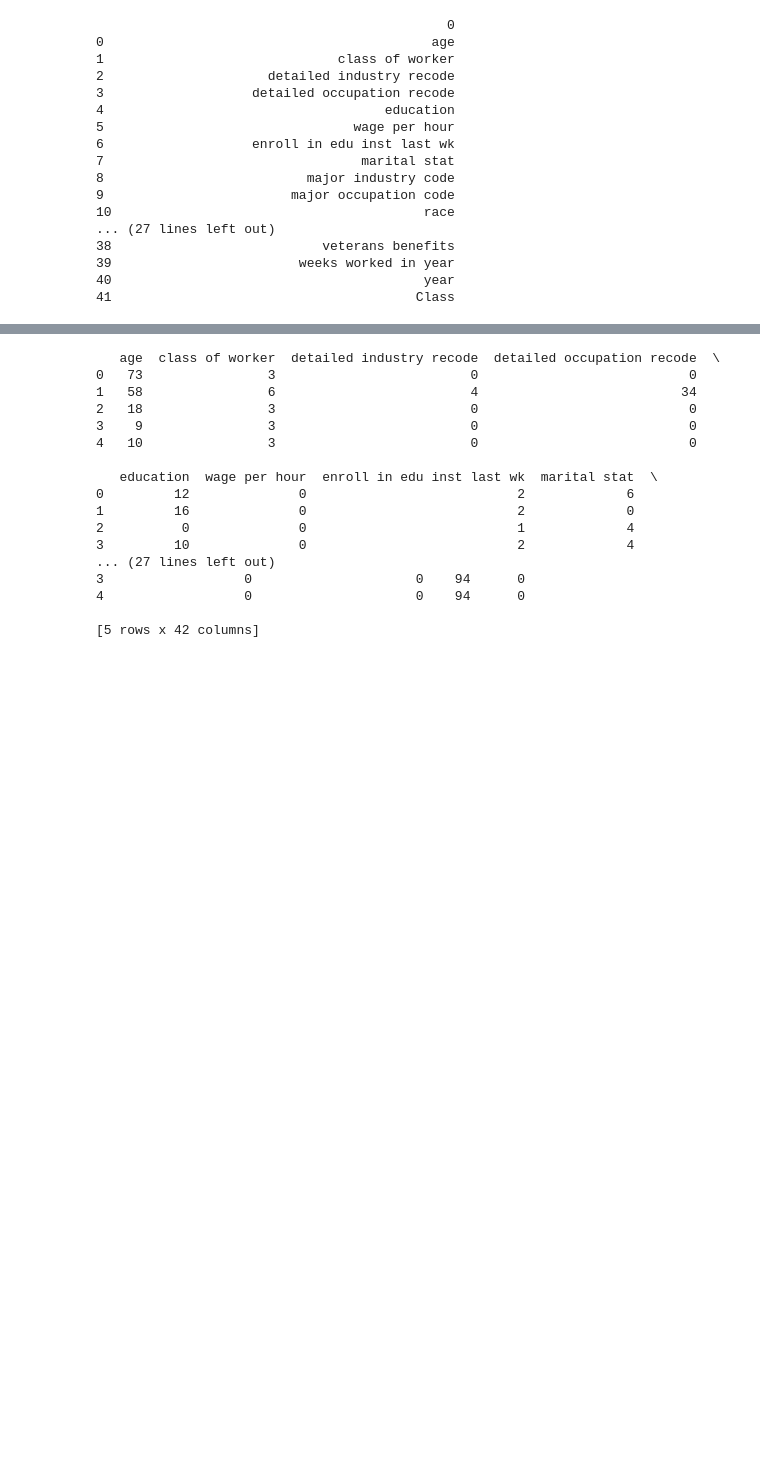
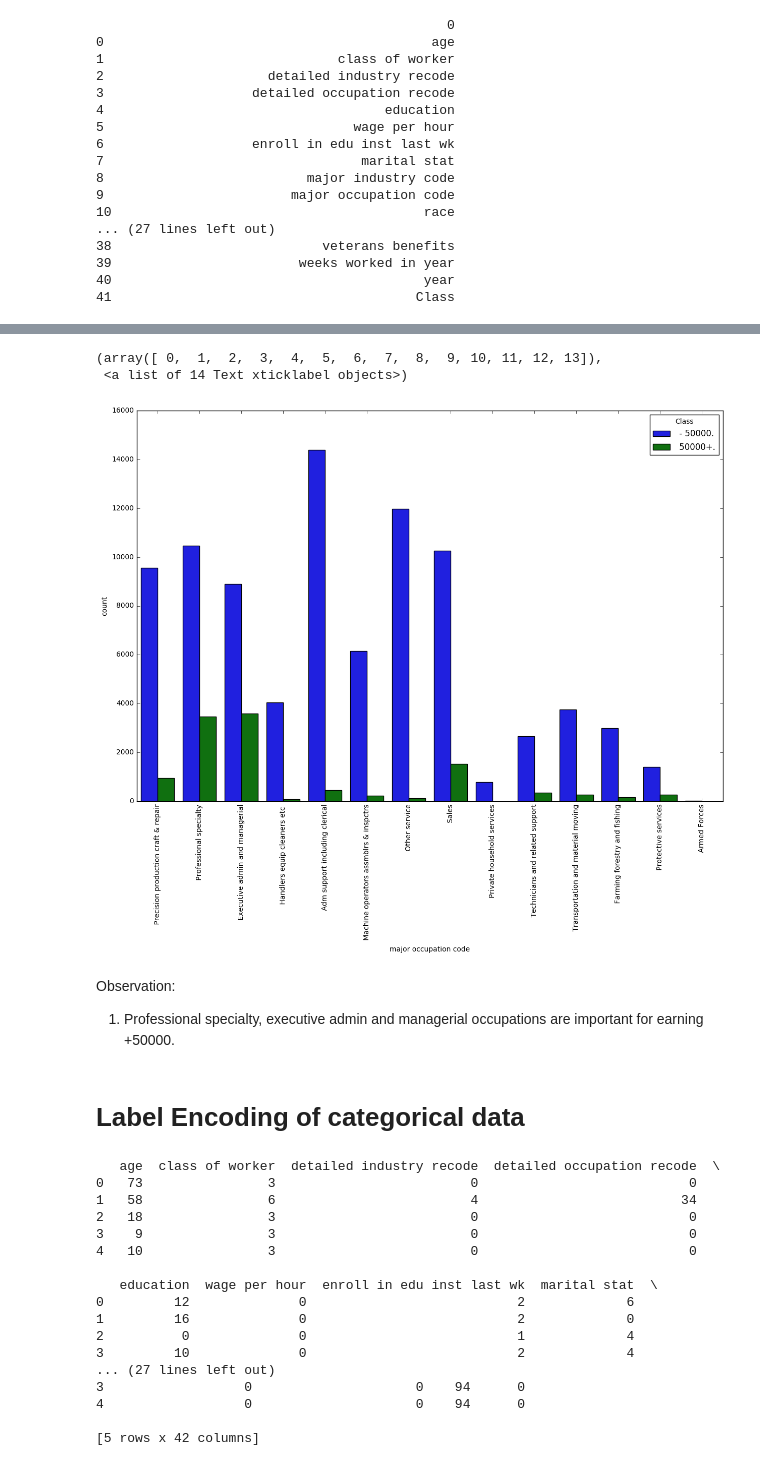
Before and after one commit to pranshu28/usa_census, a Jupyter notebook: Notebook.ipynb, the cells around one changed output, grey strips where cells are left out. Cells and saved outputs as stored; diff of their text form; code cells hidden in the pictures; blank space fills up the shorter version.

```diff
--- a/Notebook.ipynb
+++ b/Notebook.ipynb
@@ -177,3 +140,18 @@ def restore():
+# %%
+x=9
+fig,ax = plt.subplots(figsize=(15,10))
+sns.countplot(x=header[x], hue="Class", data=df[df.iloc[:,x] != " Not in universe"])
+plt.xticks(rotation="vertical")
+# %% [output]
+(array([ 0,  1,  2,  3,  4,  5,  6,  7,  8,  9, 10, 11, 12, 13]),
+ <a list of 14 Text xticklabel objects>)
+[figure, added]
+# %% [markdown]
+Observation:
+
+1. Professional specialty, executive admin and managerial occupations are important for earning +50000.
+# %% [markdown]
+# Label Encoding of categorical data
 # %%
 df = encode(df)
 dft = encode(dft)
```
Also changed, not shown: parts of 65 cells of this notebook.
